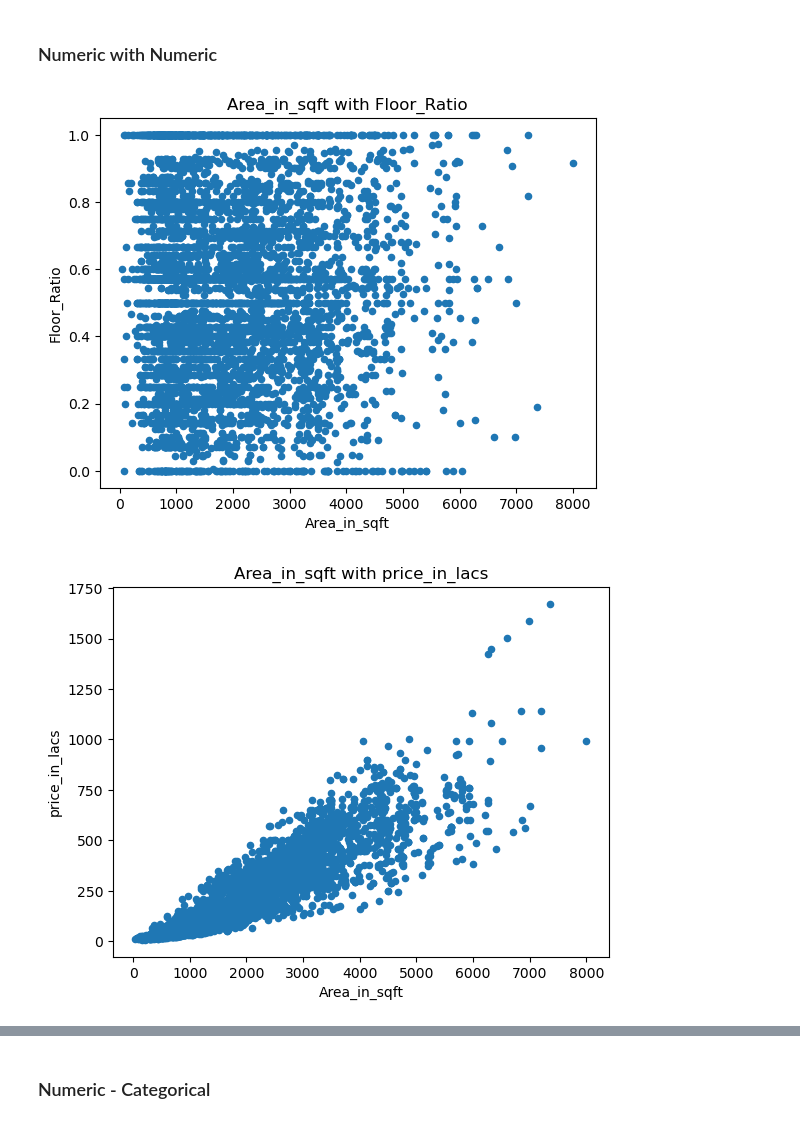
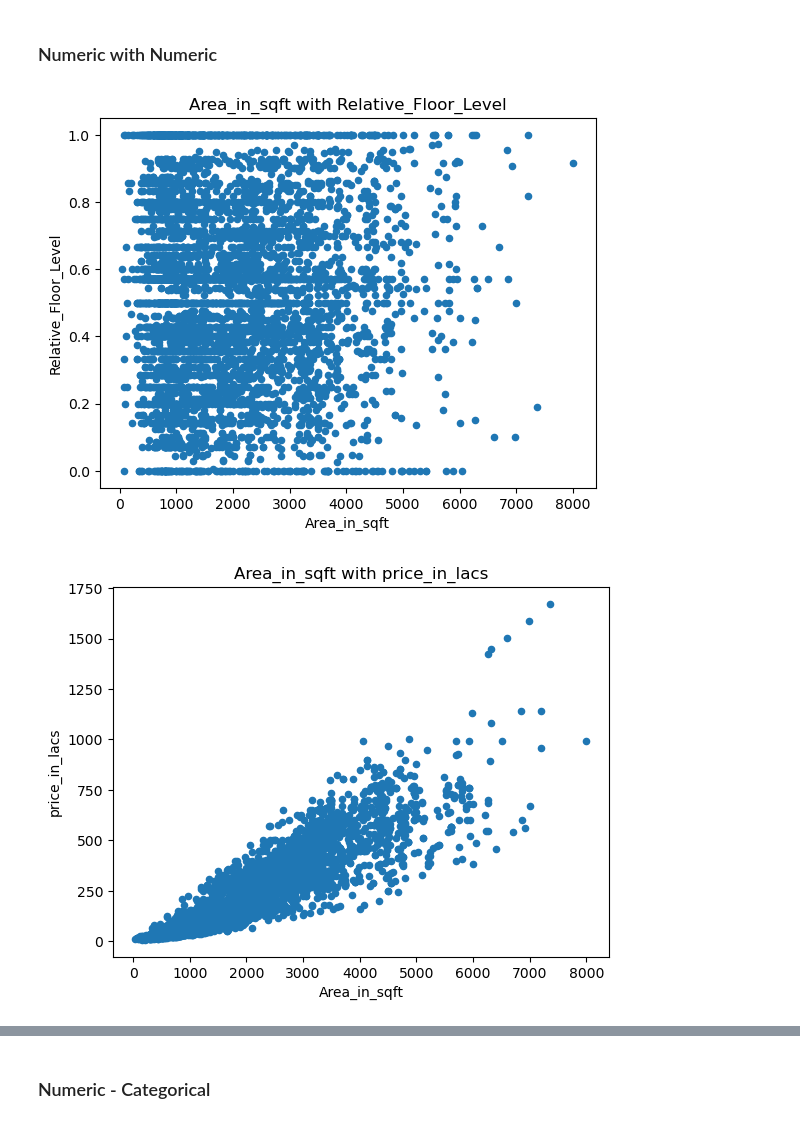
Before and after one commit to Shivam-vachhani/Kaggle_Projects, a Jupyter notebook: House_price_pred/Ahmedabad_House_price_pridiction.ipynb, the cells around one changed output, grey strips where cells are left out. Cells and saved outputs as stored; diff of their text form; code cells hidden in the pictures.

```diff
--- a/House_price_pred/Ahmedabad_House_price_pridiction.ipynb
+++ b/House_price_pred/Ahmedabad_House_price_pridiction.ipynb
@@ -256,7 +256,7 @@ area_counts= df['Area Name'].value_counts()
 mask = df['Area Name'].map(lambda x:area_counts[x]>=10)
 df['Area Name'] = df['Area Name'].where(mask,np.nan)
 df=df.drop(columns=['Title'])
-df.rename(columns={'value_area':'Area_in_sqft','floor':'Floor_Ratio'},inplace=True)
+df.rename(columns={'value_area':'Area_in_sqft','floor':'Relative_Floor_Level'},inplace=True)
 # %%
 # Created new column for mean price each area to help in models
 
@@ -484,14 +484,14 @@ df_ready["is_Furnished"].value_counts().plot(kind="pie",autopct='%0.1f%%')
 # %% [markdown]
 ### Numeric with Numeric
 # %%
-num_cols=["Area_in_sqft","Floor_Ratio","price_in_lacs","price_sqft_in_thousend"]
+num_cols=["Area_in_sqft","Relative_Floor_Level","price_in_lacs","price_sqft_in_thousend"]
 cat_cols=["BHK","is_New_Property","is_Furnished"]
 for i in range(len(num_cols)):
     for j in range(i+1,len(num_cols)):
         col=num_cols[i]
         col2=num_cols[j]
         df_ready.plot.scatter(x=col,y=col2,title=col + " with " + col2)
 # %% [output]
-[figure, old version]
+[figure, new version]
 [figure]
 [figure]
```
Also changed, not shown: parts of 11 cells of this notebook, 1 other file.
